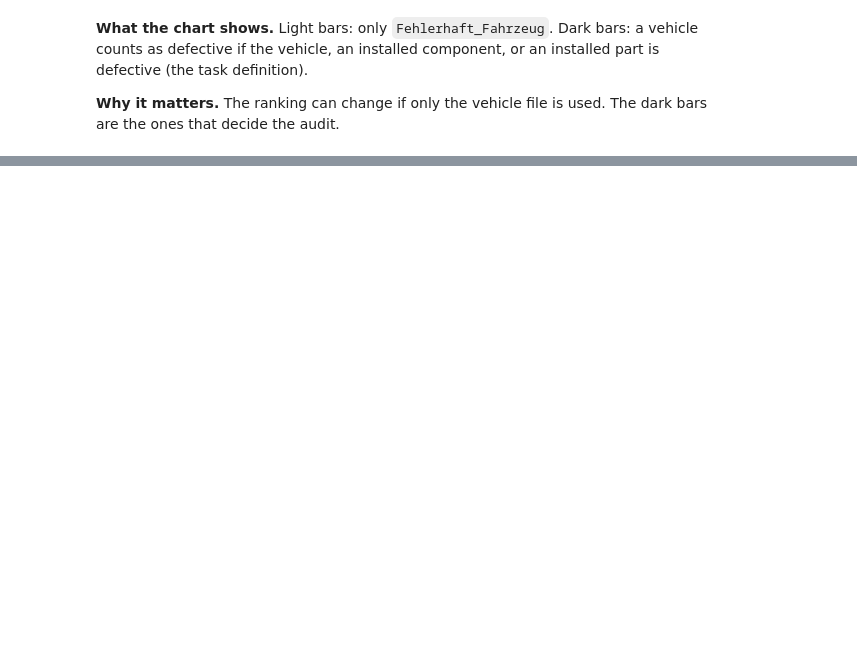
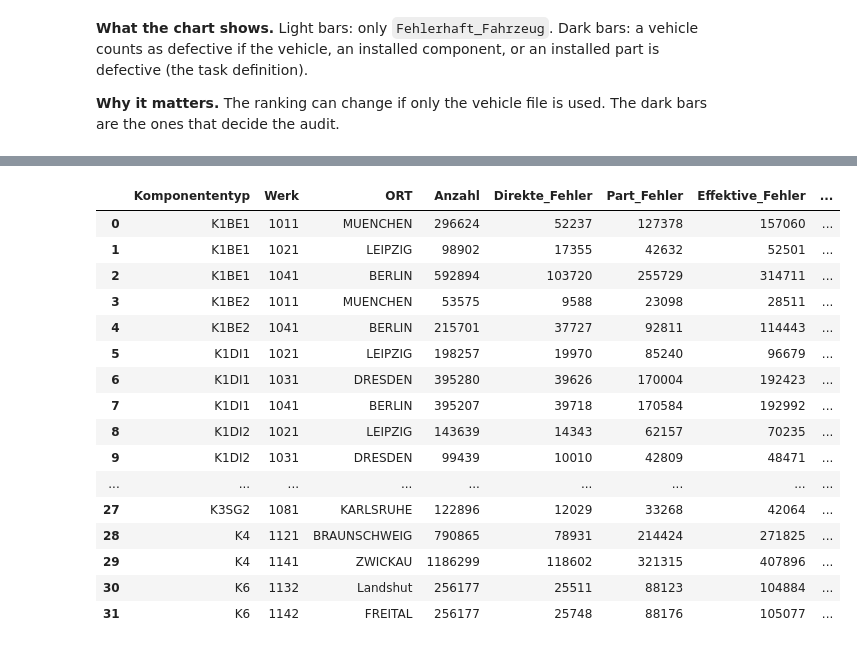
Before and after one commit to Patrick-RG/SoSe26_Case_Study_Group_44, a Jupyter notebook: SoSe26_Case_Study_Group_44.ipynb, the cells around one changed output, grey strips where cells are left out. Drawn from its saved outputs; the diff is of its cells as text; code cells hidden in the pictures; blank space fills up the shorter version.

Commit message:
updated final dataset

```diff
--- a/SoSe26_Case_Study_Group_44.ipynb
+++ b/SoSe26_Case_Study_Group_44.ipynb
@@ -2642,32 +3795,56 @@ The OEM ranking does not say which component is weak. The compact tables from Se
 # %%
-component_quality = load_or_reuse(
-    "component_plant_quality", "component_plant_quality.csv"
-).copy()
-part_quality = load_or_reuse("part_plant_quality", "part_plant_quality.csv").copy()
+component_quality_frames = []
 
+for role in ROLE_ORDER:
+    role_data = analysis_vehicles[
+        [
+            f"{role}_Type", f"{role}_Supplier_Plant", f"{role}_Supplier_City",
+            f"{role}_Direct_Defect", f"{role}_Part_Defect",
+            f"{role}_Effective_Defect",
+        ]
+    ].copy()
+    role_data["Direct_Is_Defective"] = is_confirmed_defect(
+        role_data[f"{role}_Direct_Defect"]
+    )
+    role_data["Part_Is_Defective"] = is_confirmed_defect(
+        role_data[f"{role}_Part_Defect"]
+    )
+    role_data["Effective_Is_Defective"] = is_confirmed_defect(
+        role_data[f"{role}_Effective_Defect"]
+    )
+
+    role_summary = (
+        role_data.groupby(
+            [f"{role}_Type", f"{role}_Supplier_Plant", f"{role}_Supplier_City"],
+            dropna=False,
+        )
+        .agg(
+            Anzahl=("Effective_Is_Defective", "size"),
+            Direkte_Fehler=("Direct_Is_Defective", "sum"),
+            Part_Fehler=("Part_Is_Defective", "sum"),
+            Effektive_Fehler=("Effective_Is_Defective", "sum"),
+        )
+        .reset_index()
+        .rename(
+            columns={
+                f"{role}_Type": "Komponententyp",
+                f"{role}_Supplier_Plant": "Werk",
+                f"{role}_Supplier_City": "ORT",
+            }
+        )
+    )
+    role_summary["Komponentenrolle"] = role
+    component_quality_frames.append(role_summary)
+
+component_quality = pd.concat(component_quality_frames, ignore_index=True)
+component_quality["Fehler"] = component_quality["Effektive_Fehler"]
+component_quality["Fehlerquote"] = component_quality["Fehler"] / component_quality["Anzahl"]
+component_quality["Quote_pct"] = component_quality["Fehlerquote"] * 100
 component_quality["Werk_Label"] = [
-    plant_label(werk, city)
-    for werk, city in zip(component_quality["Werk"], component_quality["ORT"])
+    plant_label(plant, city)
+    for plant, city in zip(component_quality["Werk"], component_quality["ORT"])
 ]
-part_quality["Werk_Label"] = [
-    plant_label(werk, city)
-    for werk, city in zip(part_quality["Werk"], part_quality["ORT"])
-]
-component_quality["Quote_pct"] = component_quality["Fehlerquote"] * 100
-part_quality["Quote_pct"] = part_quality["Fehlerquote"] * 100
 
-print(
-    f"{len(component_quality)} component plant-type rows, "
-    f"{len(part_quality)} part plant-type rows."
-)
-
-part_by_type = (
-    part_quality.groupby("Einzelteiltyp", dropna=False)
-    .agg(Anzahl=("Anzahl", "sum"), Fehler=("Fehler", "sum"))
-    .reset_index()
-)
-part_by_type["Fehlerquote"] = part_by_type["Fehler"] / part_by_type["Anzahl"]
-part_by_type["Quote_pct"] = part_by_type["Fehlerquote"] * 100
-part_by_type = part_by_type.sort_values("Fehlerquote", ascending=False).reset_index(
-    drop=True
-)
+print(f"{len(component_quality)} component plant-type rows from the final dataset.")
+component_quality
+# %% [output]
@@ -2674 +3852,18 @@ part_by_type = part_by_type.sort_values("Fehlerquote", ascending=False).reset_in
+|  | Komponententyp | Werk | ORT | Anzahl | Direkte_Fehler | Part_Fehler | Effektive_Fehler | ... |
+| 0 | K1BE1 | 1011 | MUENCHEN | 296624 | 52237 | 127378 | 157060 | ... |
+| 1 | K1BE1 | 1021 | LEIPZIG | 98902 | 17355 | 42632 | 52501 | ... |
+| 2 | K1BE1 | 1041 | BERLIN | 592894 | 103720 | 255729 | 314711 | ... |
+| 3 | K1BE2 | 1011 | MUENCHEN | 53575 | 9588 | 23098 | 28511 | ... |
+| 4 | K1BE2 | 1041 | BERLIN | 215701 | 37727 | 92811 | 114443 | ... |
+| 5 | K1DI1 | 1021 | LEIPZIG | 198257 | 19970 | 85240 | 96679 | ... |
+| 6 | K1DI1 | 1031 | DRESDEN | 395280 | 39626 | 170004 | 192423 | ... |
+| 7 | K1DI1 | 1041 | BERLIN | 395207 | 39718 | 170584 | 192992 | ... |
+| 8 | K1DI2 | 1021 | LEIPZIG | 143639 | 14343 | 62157 | 70235 | ... |
+| 9 | K1DI2 | 1031 | DRESDEN | 99439 | 10010 | 42809 | 48471 | ... |
+| ... | ... | ... | ... | ... | ... | ... | ... | ... |
+| 27 | K3SG2 | 1081 | KARLSRUHE | 122896 | 12029 | 33268 | 42064 | ... |
+| 28 | K4 | 1121 | BRAUNSCHWEIG | 790865 | 78931 | 214424 | 271825 | ... |
+| 29 | K4 | 1141 | ZWICKAU | 1186299 | 118602 | 321315 | 407896 | ... |
+| 30 | K6 | 1132 | Landshut | 256177 | 25511 | 88123 | 104884 | ... |
+| 31 | K6 | 1142 | FREITAL | 256177 | 25748 | 88176 | 105077 | ... |
 # %% [markdown]
```
Also changed, not shown: parts of 98 cells of this notebook.
